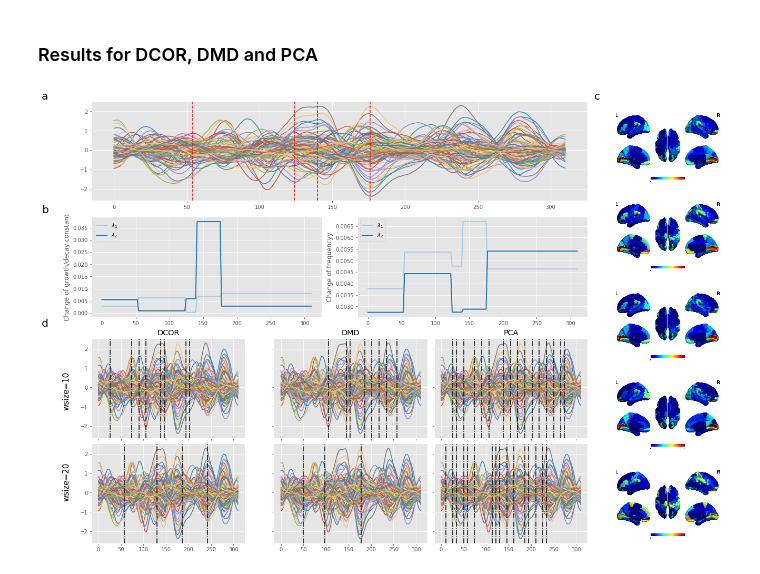
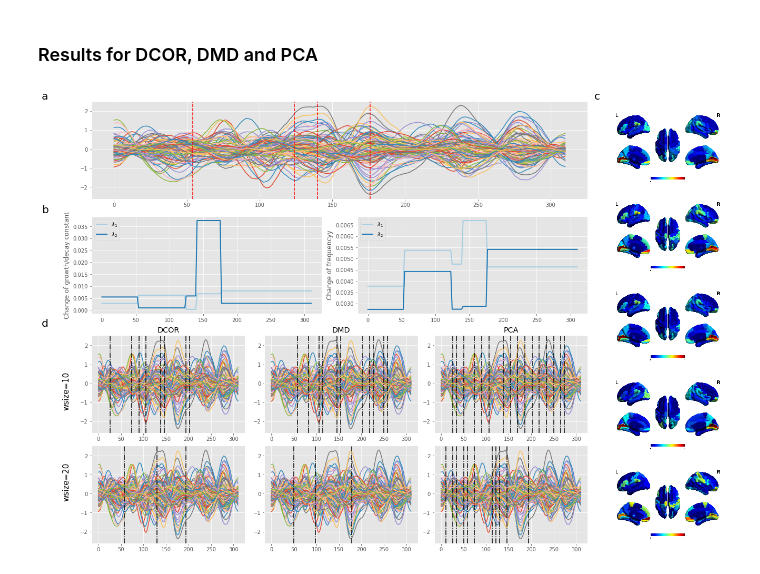
Before and after one commit to JINhuaqing/TVDN-simu, a Jupyter notebook: realdata/fMRIHPFResults.ipynb, the cells around one changed output. Saved outputs shown, nothing was run; the diff lists cells and outputs as text; code cells hidden in the pictures.

```diff
--- a/realdata/fMRIHPFResults.ipynb
+++ b/realdata/fMRIHPFResults.ipynb
@@ -275,8 +275,8 @@ PCAw20CorM = np.max(PCAw20Cors, axis=1)
 TVDNCorM = np.max(TVDNCors, axis=1)
 # %%
 rawVs = list(TVDNCorM) + list(DMDw10CorM) + list(DMDw20CorM) + list(PCAw10CorM) + list(PCAw20CorM)
-labs = ["TVDN"]*len(absTVDNCorM) + ["DMD wsize=10"]* len(absDMDw10CorM) + ["DMD wsize=20"]* len(absDMDw20CorM) + \
-       ["PCA wsize=10"]*len(absPCAw10CorM) +  ["PCA wsize=20"]*len(absPCAw20CorM)
+labs = ["TVDN"]*len(TVDNCorM) + ["DMD wsize=10"]* len(DMDw10CorM) + ["DMD wsize=20"]* len(DMDw20CorM) + \
+       ["PCA wsize=10"]*len(PCAw10CorM) +  ["PCA wsize=20"]*len(PCAw20CorM)
 # %%
 maxPosIdxDMDw10 = np.argmax(DMDw10Cors, axis=1)
 maxPosIdxPCAw10 = np.argmax(PCAw10Cors, axis=1)
@@ -433,47 +435,47 @@ for i in range(d):
 for ecpt in numChgsw10["DCOR"][idx]:
     ax8.axvline(ecpt/ajfct, color="black", linestyle="-.")
 ax8.set_title("DCOR")
-ax8.set_xticklabels([])
+#ax8.set_xticklabels([])
 
 for i in range(d):
     ax9.plot(ptime, Ymat[i, :], "-")
 for ecpt in numChgsw10["DMD"][idx]:
     ax9.axvline(ecpt/ajfct, color="black", linestyle="-.")
 ax9.set_title("DMD")
-ax9.set_xticklabels([])
-ax9.set_yticklabels([])
+#ax9.set_xticklabels([])
+#ax9.set_yticklabels([])
 
 for i in range(d):
     ax10.plot(ptime, Ymat[i, :], "-")
 for ecpt in numChgsw10["PCA"][idx]:
     ax10.axvline(ecpt/ajfct, color="black", linestyle="-.")
 ax10.set_title("PCA")
-ax10.set_xticklabels([])
-ax10.set_yticklabels([])
+#ax10.set_xticklabels([])
+#ax10.set_yticklabels([])
 
 for i in range(d):
     ax11.plot(ptime, Ymat[i, :], "-")
 for ecpt in numChgsw20["DCOR"][idx]:
     ax11.axvline(ecpt/ajfct, color="black", linestyle="-.")
 
 for i in range(d):
     ax12.plot(ptime, Ymat[i, :], "-")
 for ecpt in numChgsw20["DMD"][idx]:
     ax12.axvline(ecpt/ajfct, color="black", linestyle="-.")
-ax12.set_yticklabels([])
+#ax12.set_yticklabels([])
 
 for i in range(d):
     ax13.plot(ptime, Ymat[i, :], "-")
 for ecpt in numChgsw20["PCA"][idx]:
     ax13.axvline(ecpt/ajfct, color="black", linestyle="-.")
-ax13.set_yticklabels([])
+#ax13.set_yticklabels([])
 
 fig.text(0, 0.32, "wsize=10", rotation="vertical", fontsize=15)
 _ = fig.text(0, 0.12, "wsize=20", rotation="vertical", fontsize=15)
 
 fig.text(-0.03, 1, "a", fontsize=20)
 fig.text(-0.03, 0.75, "b", fontsize=20)
 fig.text(0.78, 1, "c", fontsize=20)
 _ = fig.text(-0.03, 0.50, "d", fontsize=20)
 # %% [output]
-[figure, old version]
+[figure, new version]
```
Also changed, not shown: parts of 2 cells of this notebook, 14 other files.
